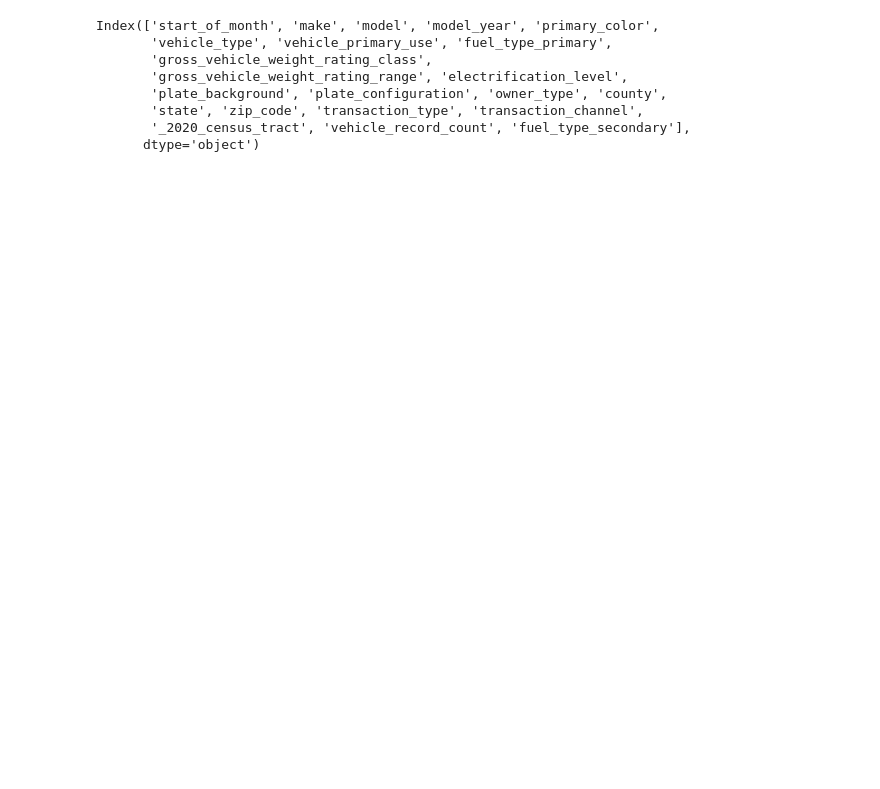
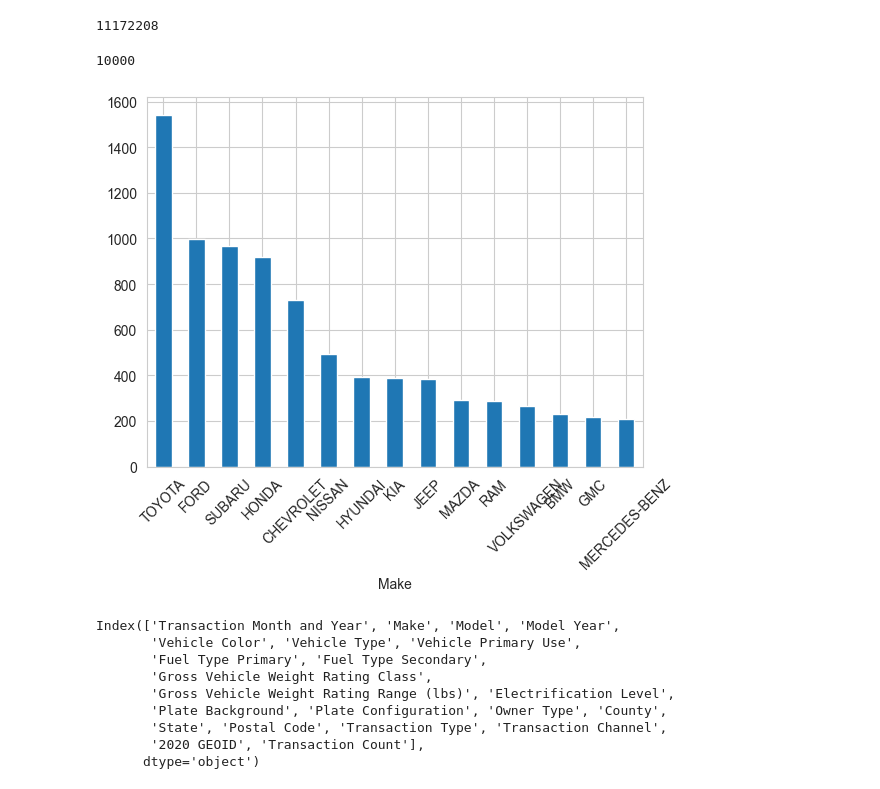
Before and after one commit to mouwumou/DSAN5300-Group-Project, a Jupyter notebook: notebooks/DMV_General_cleaning.ipynb, the cells around one changed output. Cells and saved outputs as stored; diff of their text form; code cells hidden in the pictures; blank space fills up the shorter version.

```diff
--- a/notebooks/DMV_General_cleaning.ipynb
+++ b/notebooks/DMV_General_cleaning.ipynb
@@ -48,0 +78,2 @@ Name: count, dtype: int64
+# %%
+df = pd.read_csv('../data/raw/vehicleData.csv', )
@@ -48,0 +86,4 @@ Name: count, dtype: int64
+# %%
+df2 = df[df["Model Year"] > 2013]
+# %%
+df3 = df2[df2["Model Year"] < 2024]
@@ -49,11 +96,29 @@ Name: count, dtype: int64
+# %%
+df2.head(2)
+len(df2)
+# %% [output]
+11172208
+# %%
+df_temp = df3.sample(10000)
+# %%
+len(df_temp)
+# %% [output]
+10000
+# %%
+import matplotlib.pyplot as plt
+df_temp["Make"].value_counts()[df_temp["Make"].value_counts() > 200].plot.bar()
+plt.xticks(rotation=45);
+# %% [output]
+[figure, added]
 # %%
-results_df.columns
+df_temp.columns
 # %% [output]
-Index(['start_of_month', 'make', 'model', 'model_year', 'primary_color',
-       'vehicle_type', 'vehicle_primary_use', 'fuel_type_primary',
-       'gross_vehicle_weight_rating_class',
-       'gross_vehicle_weight_rating_range', 'electrification_level',
-       'plate_background', 'plate_configuration', 'owner_type', 'county',
-       'state', 'zip_code', 'transaction_type', 'transaction_channel',
-       '_2020_census_tract', 'vehicle_record_count', 'fuel_type_secondary'],
+Index(['Transaction Month and Year', 'Make', 'Model', 'Model Year',
+       'Vehicle Color', 'Vehicle Type', 'Vehicle Primary Use',
+       'Fuel Type Primary', 'Fuel Type Secondary',
+       'Gross Vehicle Weight Rating Class',
+       'Gross Vehicle Weight Rating Range (lbs)', 'Electrification Level',
+       'Plate Background', 'Plate Configuration', 'Owner Type', 'County',
+       'State', 'Postal Code', 'Transaction Type', 'Transaction Channel',
+       '2020 GEOID', 'Transaction Count'],
       dtype='object')
```
Also changed, not shown: parts of 21 cells of this notebook, 3 other files.
